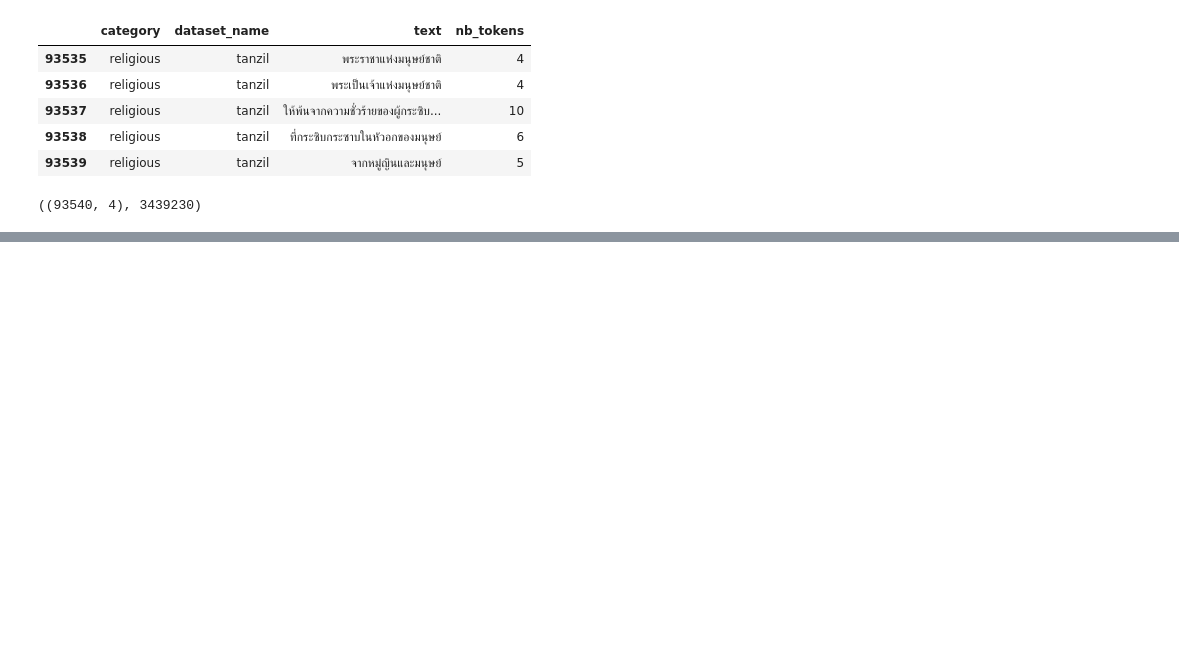
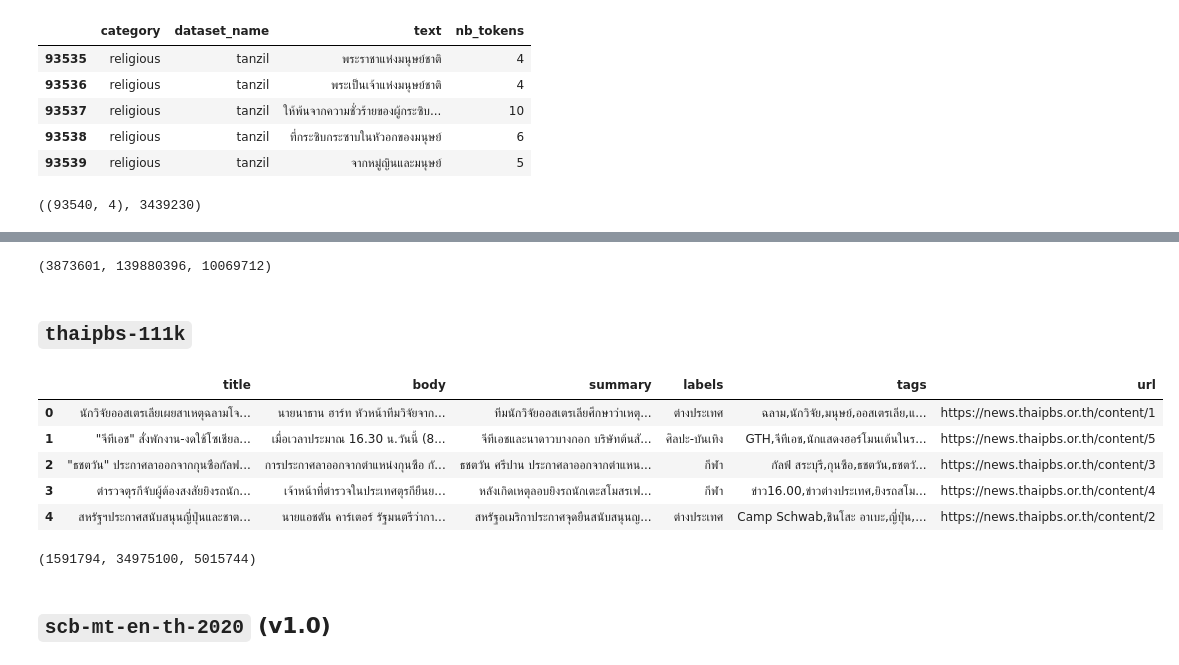
Before and after one commit to vistec-AI/thai2transformers, a Jupyter notebook: preprocess_datasets.ipynb, the cells around one changed output, grey strips where cells are left out. Drawn from its saved outputs; the diff is of its cells as text; code cells hidden in the pictures; blank space fills up the shorter version.

```diff
--- a/preprocess_datasets.ipynb
+++ b/preprocess_datasets.ipynb
@@ -413,0 +441,17 @@ df.shape,df.nb_tokens.sum()
+# %%
+(thairath_title_df.nb_tokens.sum(), thairath_body_df.nb_tokens.sum(), thairath_summary_df.nb_tokens.sum())
+# %% [output]
+(3873601, 139880396, 10069712)
+# %% [markdown]
+## `thaipbs-111k`
+# %%
+thaipbs_df = pd.read_csv('raw_data/thaipbs-111_final.csv')
+# %%
+thaipbs_df.head()
+# %% [output]
+|  | title | body | summary | labels | tags | url |
+| 0 | นักวิจัยออสเตรเลียเผยสาเหตุฉลามโจ... | นายนาธาน ฮาร์ท หัวหน้าทีมวิจัยจาก... | ทีมนักวิจัยออสเตรเลียศึกษาว่าเหตุ... | ต่างประเทศ | ฉลาม,นักวิจัย,มนุษย์,ออสเตรเลีย,แ... | https://news.thaipbs.or.th/content/1 |
+| 1 | "จีทีเอช" สั่งพักงาน-งดใช้โซเชียล... | เมื่อเวลาประมาณ 16.30 น.วันนี้ (8... | จีทีเอชและนาดาวบางกอก บริษัทต้นสั... | ศิลปะ-บันเทิง | GTH,จีทีเอช,นักแสดงฮอร์โมนเต้นในร... | https://news.thaipbs.or.th/content/5 |
+| 2 | "ธชตวัน" ประกาศลาออกจากกุนซือกัลฟ... | การประกาศลาออกจากตำแหน่งกุนซือ กั... | ธชตวัน ศรีปาน ประกาศลาออกจากตำแหน... | กีฬา | กัลฟ์ สระบุรี,กุนซือ,ธชตวัน,ธชตวั... | https://news.thaipbs.or.th/content/3 |
+| 3 | ตำรวจตุรกีจับผู้ต้องสงสัยยิงรถนัก... | เจ้าหน้าที่ตำรวจในประเทศตุรกียืนย... | หลังเกิดเหตุลอบยิงรถนักเตะสโมสรเฟ... | กีฬา | ข่าว16.00,ข่าวต่างประเทศ,ยิงรถสโม... | https://news.thaipbs.or.th/content/4 |
+| 4 | สหรัฐฯประกาศสนับสนุนญี่ปุ่นและชาต... | นายแอชตัน คาร์เตอร์ รัฐมนตรีว่ากา... | สหรัฐอเมริกาประกาศจุดยืนสนับสนุนญ... | ต่างประเทศ | Camp Schwab,ชินโสะ อาเบะ,ญี่ปุ่น,... | https://news.thaipbs.or.th/content/2 |
@@ -413,0 +487,6 @@ df.shape,df.nb_tokens.sum()
+# %%
+(thaipbs_title_df.nb_tokens.sum(), thaipbs_body_df.nb_tokens.sum(), thaipbs_summary_df.nb_tokens.sum())
+# %% [output]
+(1591794, 34975100, 5015744)
+# %% [markdown]
+## `scb-mt-en-th-2020` (v1.0)
```
Also changed, not shown: parts of 23 cells of this notebook.
